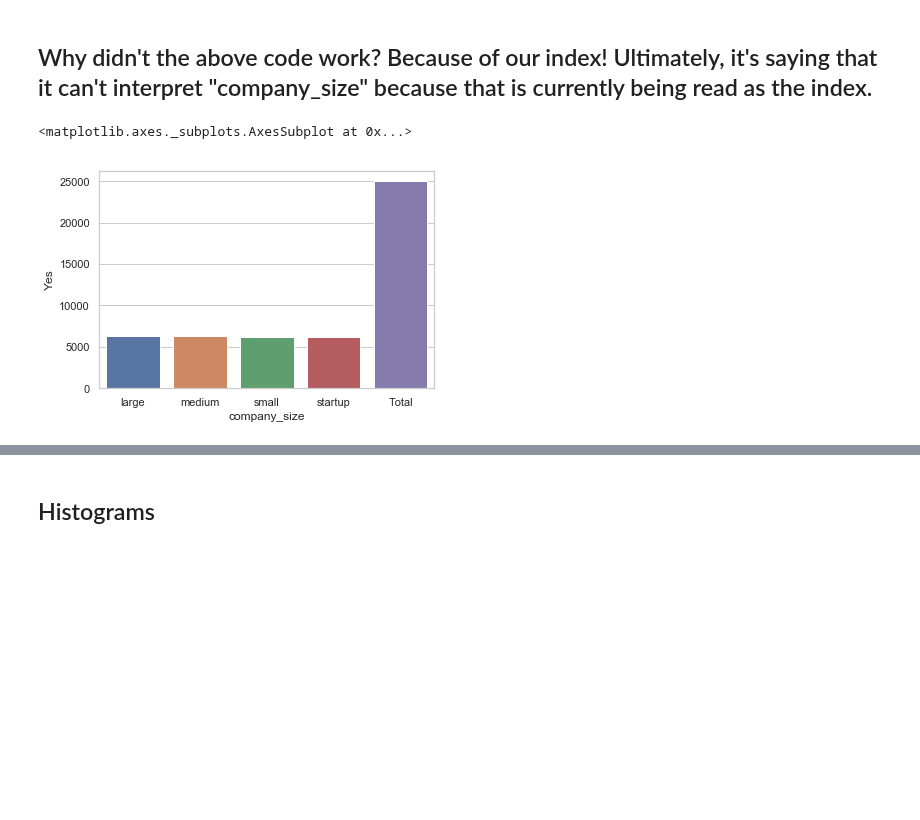
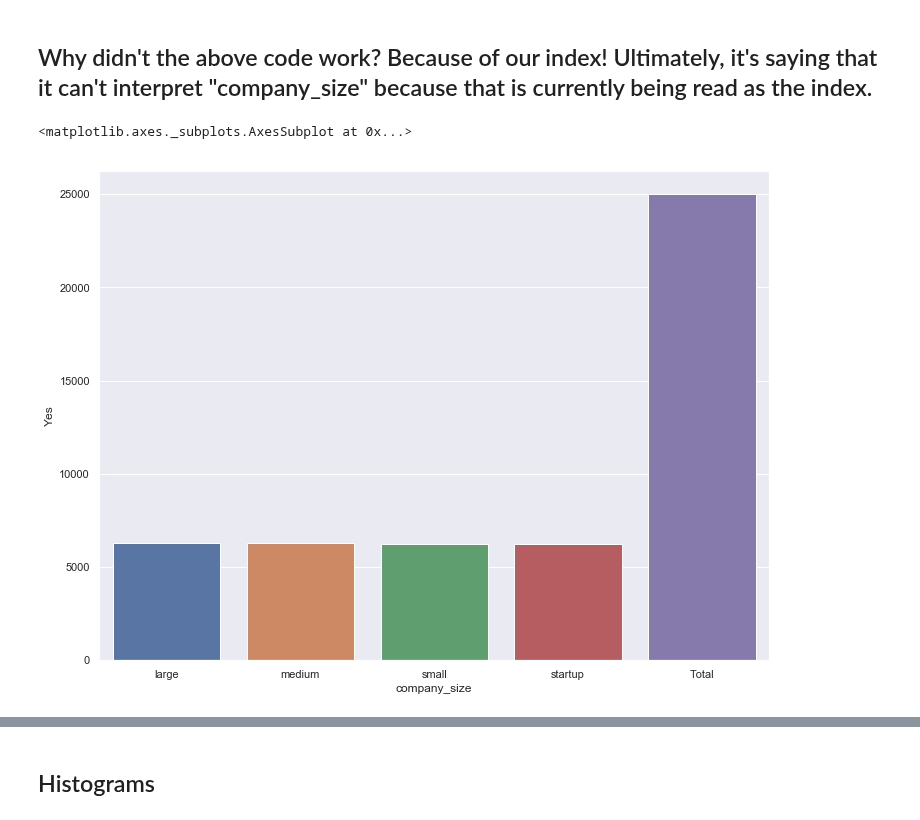
Before and after one commit to jsedoc/NYU-Projects-in-Programming-Fall-2019, a Jupyter notebook: (Class 7) Data Visualization/Data Visualization Solved.ipynb, the cells around one changed output, grey strips where cells are left out. Drawn from its saved outputs; the diff is of its cells as text; code cells hidden in the pictures; blank space fills up the shorter version.

```diff
--- a/(Class 7) Data Visualization/Data Visualization Solved.ipynb
+++ b/(Class 7) Data Visualization/Data Visualization Solved.ipynb
@@ -32,0 +35,14 @@ data = data.drop(data.columns[[0]],axis=1)
+# %%
+# let's add a "years customer" column denoting how long a given user has been a customer
+
+import random
+
+years_list = []
+
+for i in range(0,50000):
+    years = random.randint(1,18)
+    years_list.append(years)
+
+data['years_customer'] = years_list
+
+data.head()
@@ -32,0 +56,10 @@ data = data.drop(data.columns[[0]],axis=1)
+# %%
+payment_list = []
+
+for i in range(0,50000):
+    payment = random.randint(15,200)
+    payment_list.append(payment)
+
+data['monthly_payment'] = payment_list
+
+data.head()
@@ -177,8 +217,9 @@ ValueError: Could not interpret input 'company_size'
 # %%
 size_click.reset_index(inplace=True) # so, let's reset our index...
 # %%
+sns.set(rc={'figure.figsize':(12,9)})
 sns.barplot(x='company_size',y='Yes',data=size_click) # ...and try again
 # %% [output]
 <matplotlib.axes._subplots.AxesSubplot at 0x...>
-[figure, old version]
+[figure, new version]
 # %%
```
Also changed, not shown: parts of 11 cells of this notebook.
